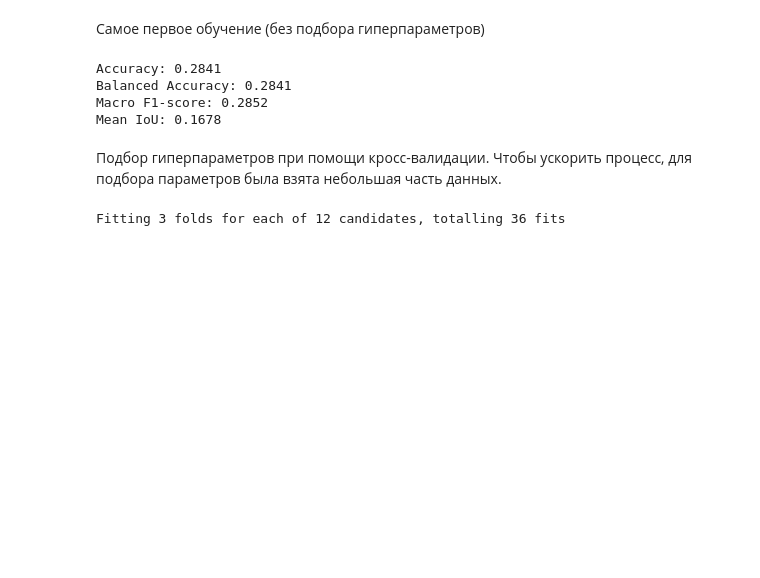
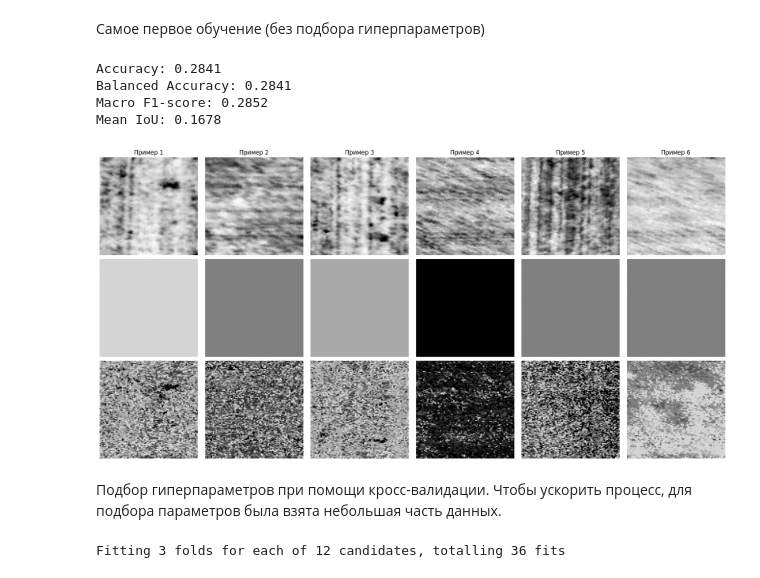
Before and after one commit to villerbond/nytrogen-status-analysis, a Jupyter notebook: classic_machine_learning.ipynb, the cells around one changed output. Cells and saved outputs as stored; diff of their text form; code cells hidden in the pictures; blank space fills up the shorter version.

```diff
--- a/classic_machine_learning.ipynb
+++ b/classic_machine_learning.ipynb
@@ -180,6 +214,43 @@ Accuracy: 0.2841
 Balanced Accuracy: 0.2841
 Macro F1-score: 0.2852
 Mean IoU: 0.1678
+# %%
+def visualize_predictions(test_images, X_test, y_true, y_pred, num_examples=6, channel_to_show=0):
+    N, H, W, C = test_images.shape
+
+    y_true_images = y_true.reshape(N, H, W, 1)
+    y_pred_images = y_pred.reshape(N, H, W, 1)
+    X_test_images = X_test.reshape(N, H, W, C)
+    indices = np.random.choice(N, size=num_examples, replace=False)
+
+    fig, axs = plt.subplots(3, num_examples, figsize=(3 * num_examples, 9))
+
+    for col, idx in enumerate(indices):
+        # Верхняя строка — оригинал (один канал)
+        axs[0, col].imshow(X_test_images[idx, :, :, channel_to_show], cmap='gray')
+        axs[0, col].set_title(f"Пример {col+1}")
+        axs[0, col].axis('off')
+        if col == 0:
+            axs[0, col].set_ylabel("Оригинал", fontsize=12)
+
+        # Средняя строка — истинная маска
+        axs[1, col].imshow(y_true_images[idx], cmap='gray', vmin=0, vmax=6)
+        axs[1, col].axis('off')
+        if col == 0:
+            axs[1, col].set_ylabel("Истинная маска", fontsize=12)
+
+        # Нижняя строка — предсказанная маска
+        axs[2, col].imshow(y_pred_images[idx], cmap='gray', vmin=0, vmax=6)
+        axs[2, col].axis('off')
+        if col == 0:
+            axs[2, col].set_ylabel("Предсказание", fontsize=12)
+
+    plt.tight_layout()
+    plt.show()
+# %%
+visualize_predictions(test_images, X_test, y_test, y_pred_rf)
+# %% [output]
+[figure, added]
 # %% [markdown]
 Подбор гиперпараметров при помощи кросс-валидации. Чтобы ускорить процесс, для подбора параметров была взята небольшая часть данных.
 # %%
```
Also changed, not shown: parts of 4 cells of this notebook.
